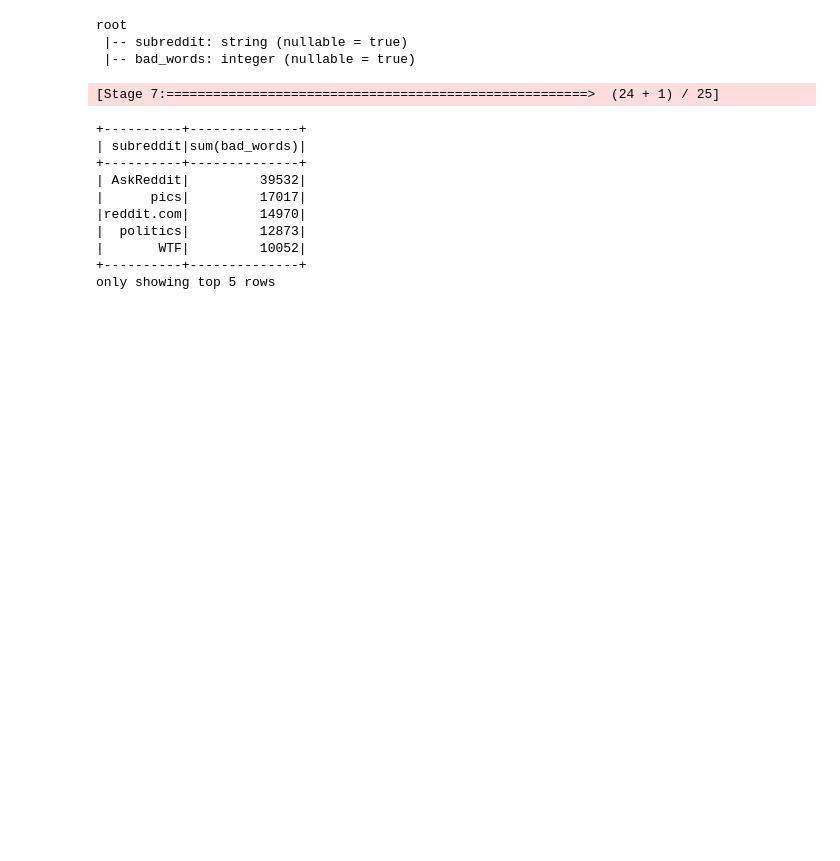
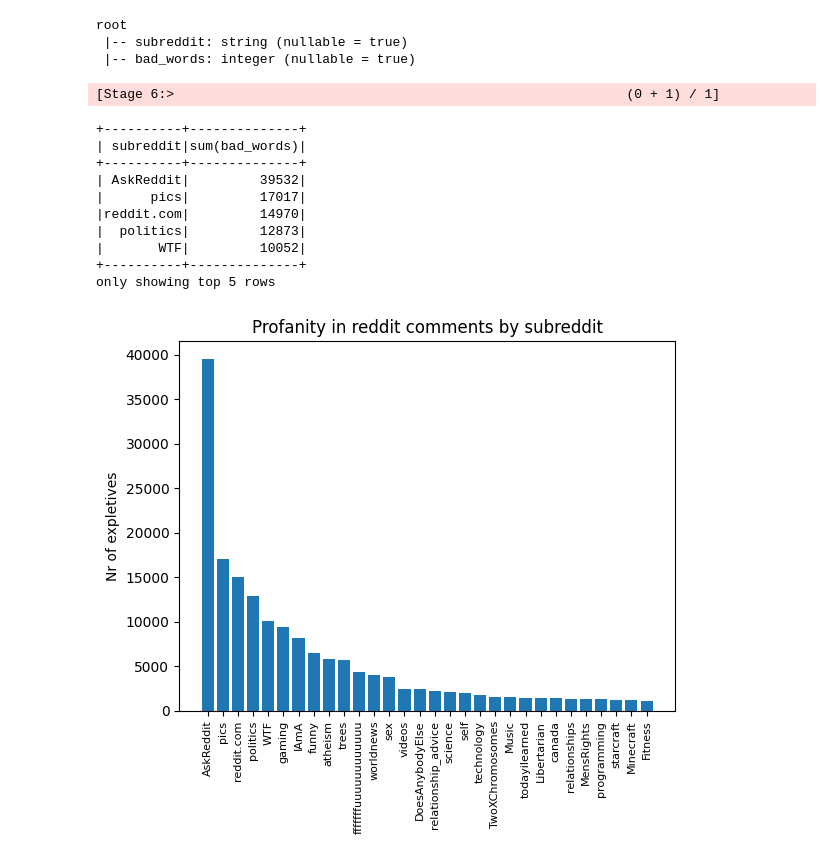
Before and after one commit to johanneslil/DE_Group3, a Jupyter notebook: reddit.ipynb, the cells around one changed output. Drawn from its saved outputs; the diff is of its cells as text; code cells hidden in the pictures; blank space fills up the shorter version.

Commit message:
Added plots for tot words, bad words and ratio

```diff
--- a/reddit.ipynb
+++ b/reddit.ipynb
@@ -74,9 +74,10 @@ root
  |-- bad_words: integer (nullable = true)
 # %%
 # Sort by each subreddit and add up bad words
-d4 = d3.groupBy("subreddit").sum("bad_words").sort('sum(bad_words)', ascending=False).show(5)
+d4 = d3.groupBy("subreddit").sum("bad_words").sort('sum(bad_words)', ascending=False)
+d4.show(5)
 # %% [output]
-[Stage 7:======================================================>  (24 + 1) / 25]
+[Stage 6:>                                                          (0 + 1) / 1]
 +----------+--------------+
 | subreddit|sum(bad_words)|
 +----------+--------------+
@@ -87,3 +88,23 @@ d4 = d3.groupBy("subreddit").sum("bad_words").sort('sum(bad_words)', ascending=F
 |       WTF|         10052|
 +----------+--------------+
 only showing top 5 rows
+# %%
+# Plot number of bad words by subreddit
+import matplotlib.pyplot as plt
+
+plot_size = 30
+subreddits = [x[0] for x in d4.collect()]
+nr_bad_words = [x[1] for x in d4.collect()]
+
+
+fig, ax = plt.subplots()
+
+
+ax.bar(subreddits[0:plot_size], nr_bad_words[0:plot_size])
+
+ax.set_ylabel('Nr of expletives')
+ax.set_title('Profanity in reddit comments by subreddit')
+plt.xticks(rotation = 90, fontsize=8)
+plt.show()
+# %% [output]
+[figure, added]
```
Also changed, not shown: parts of 4 cells of this notebook.
